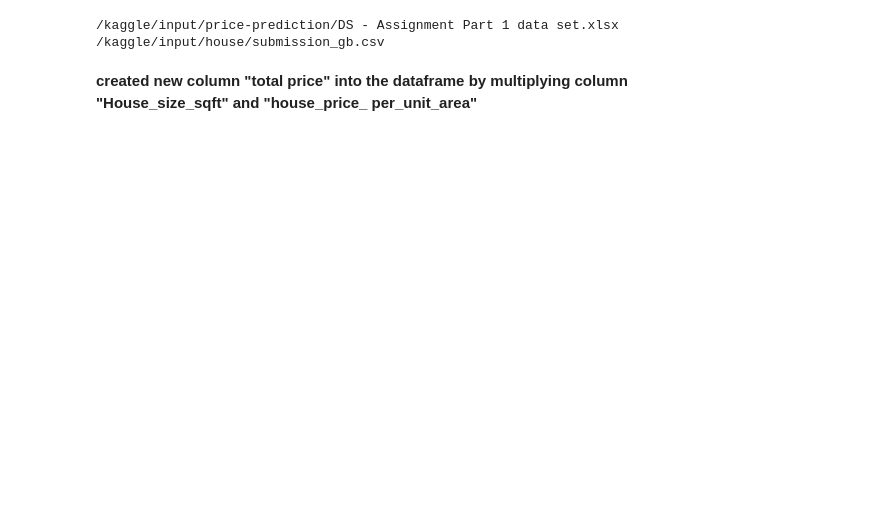
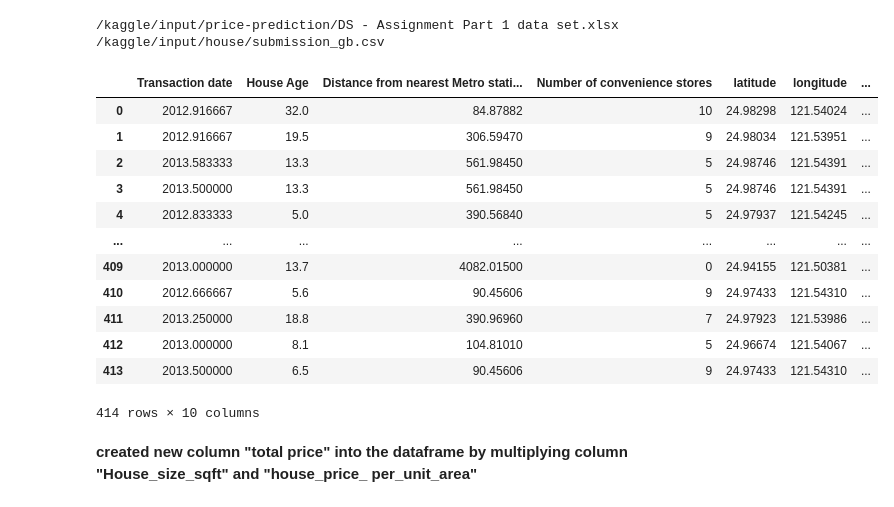
Before and after one commit to kgaurav-py/house-price-prediction, a Jupyter notebook: 1st-ds-assignment.ipynb, the cells around one changed output. Drawn from its saved outputs; the diff is of its cells as text; code cells hidden in the pictures; blank space fills up the shorter version.

```diff
--- a/1st-ds-assignment.ipynb
+++ b/1st-ds-assignment.ipynb
@@ -35,6 +36,22 @@ df =  pd.read_excel(file)
 final_data = df.rename(columns = {'House size (sqft)':'House_size_sqft' , 'House price of unit area':'House_price_of_unit_area', 'Number of bedrooms': 'Number_of_bedrooms' } )
 # %%
 final_data['total price'] = final_data.apply(lambda row : row.House_size_sqft*row.House_price_of_unit_area, axis =1)
+# %%
+final_data
+# %% [output]
+|  | Transaction date | House Age | Distance from nearest Metro stati... | Number of convenience stores | latitude | longitude | ... |
+| 0 | 2012.916667 | 32.0 | 84.87882 | 10 | 24.98298 | 121.54024 | ... |
+| 1 | 2012.916667 | 19.5 | 306.59470 | 9 | 24.98034 | 121.53951 | ... |
+| 2 | 2013.583333 | 13.3 | 561.98450 | 5 | 24.98746 | 121.54391 | ... |
+| 3 | 2013.500000 | 13.3 | 561.98450 | 5 | 24.98746 | 121.54391 | ... |
+| 4 | 2012.833333 | 5.0 | 390.56840 | 5 | 24.97937 | 121.54245 | ... |
+| ... | ... | ... | ... | ... | ... | ... | ... |
+| 409 | 2013.000000 | 13.7 | 4082.01500 | 0 | 24.94155 | 121.50381 | ... |
+| 410 | 2012.666667 | 5.6 | 90.45606 | 9 | 24.97433 | 121.54310 | ... |
+| 411 | 2013.250000 | 18.8 | 390.96960 | 7 | 24.97923 | 121.53986 | ... |
+| 412 | 2013.000000 | 8.1 | 104.81010 | 5 | 24.96674 | 121.54067 | ... |
+| 413 | 2013.500000 | 6.5 | 90.45606 | 9 | 24.97433 | 121.54310 | ... |
+414 rows × 10 columns
 # %% [markdown]
 **created new column "total price" into the dataframe by multiplying column "House_size_sqft" and "house_price_ per_unit_area"**
 # %%
```
Also changed, not shown: parts of 11 cells of this notebook.
